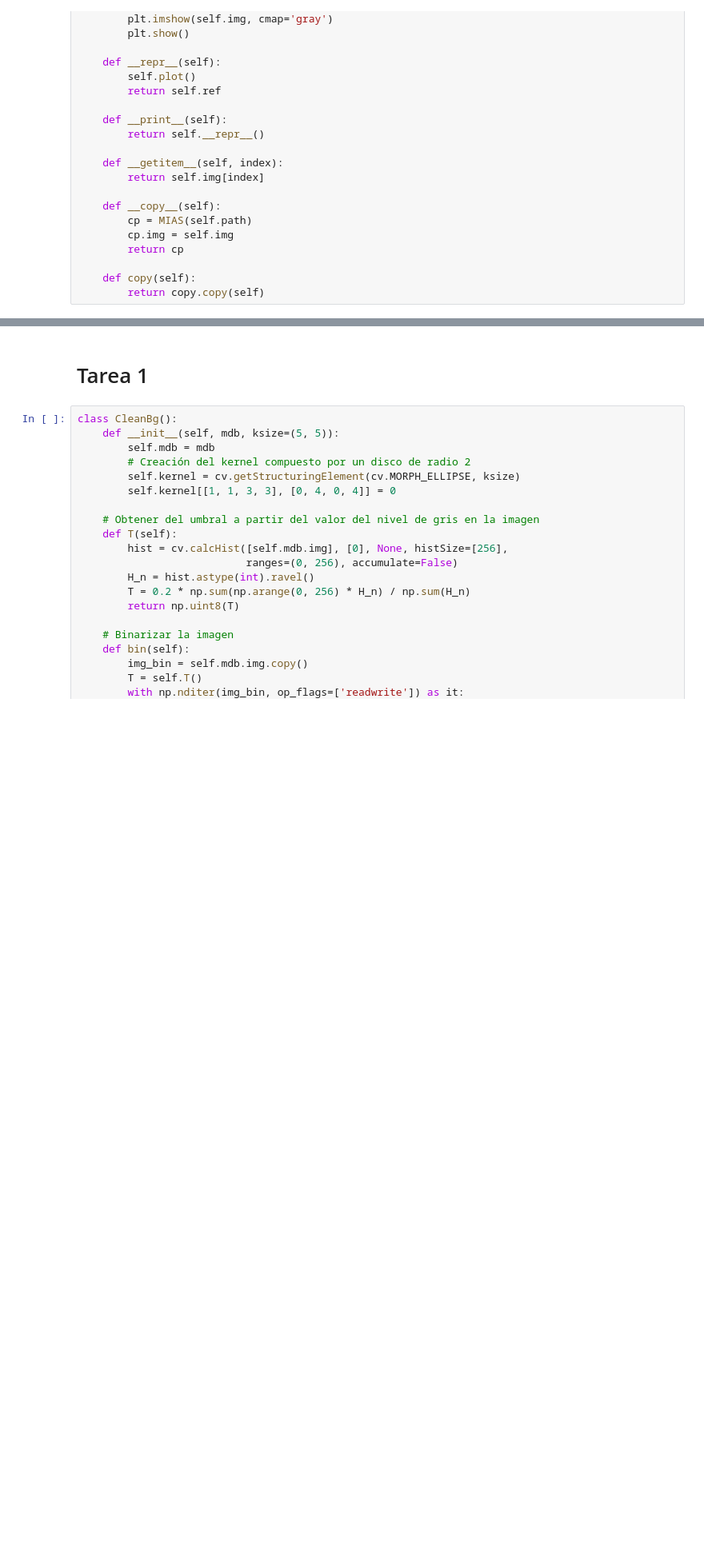
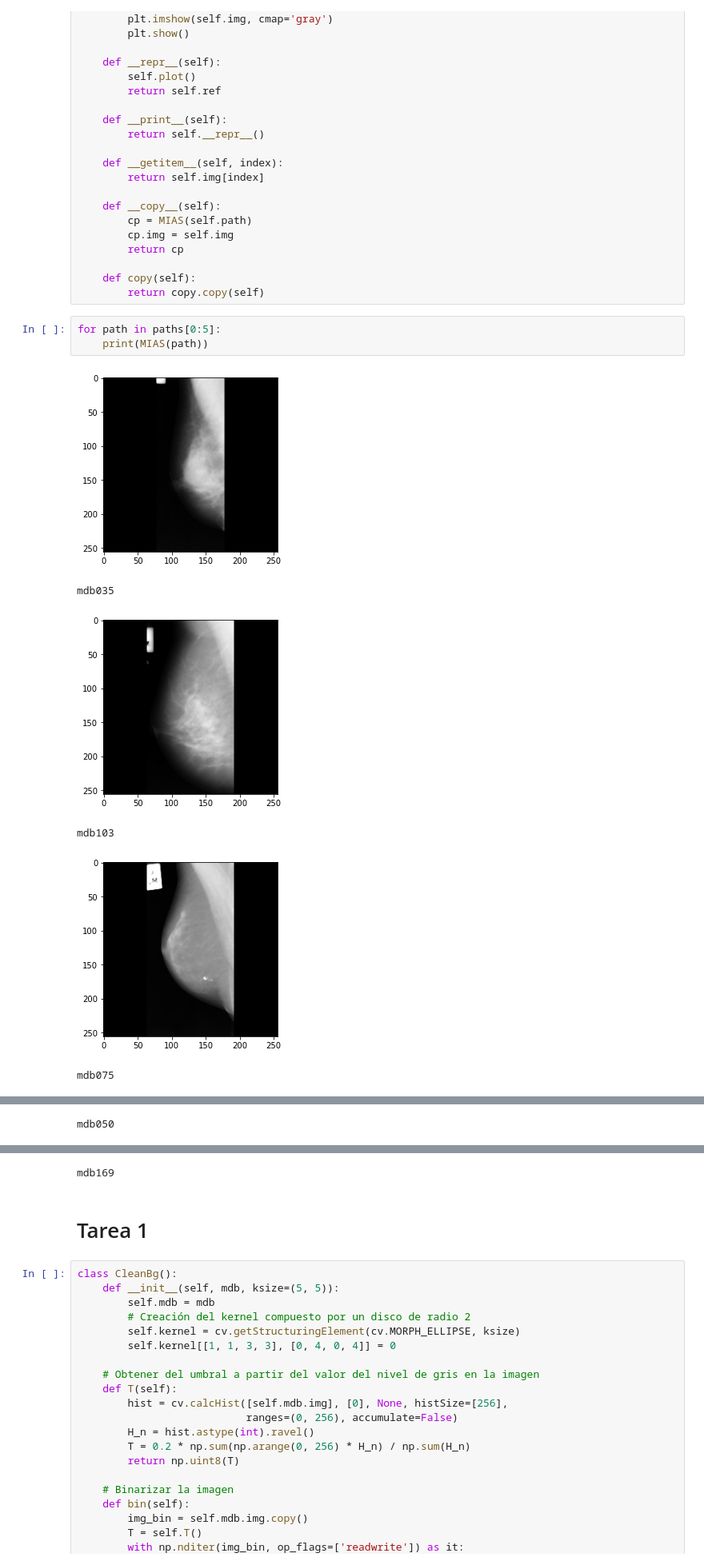
Before and after one commit to data-and-code/trabajo_con_imagenes, a Jupyter notebook: data-raw/just_code.ipynb, the cells around one changed output, grey strips where cells are left out. Shown at 80% size. Cells and saved outputs as stored; diff of their text form; blank space fills up the shorter version.

```diff
--- a/data-raw/just_code.ipynb
+++ b/data-raw/just_code.ipynb
@@ -49,3 +49,13 @@ class MIAS:
 
     def copy(self):
         return copy.copy(self)
+# %%
+for path in paths[0:5]:
+    print(MIAS(path))
+# %% [output]
+[figure, added]
+mdb035
+[figure, added]
+mdb103
+[figure, added]
+mdb075
@@ -51,0 +63 @@ class MIAS:
+mdb050
@@ -52,3 +65,4 @@ class MIAS:
+mdb169
 # %% [markdown]
 # Tarea 1
 # %%
```
Also changed, not shown: parts of 4 cells of this notebook.
